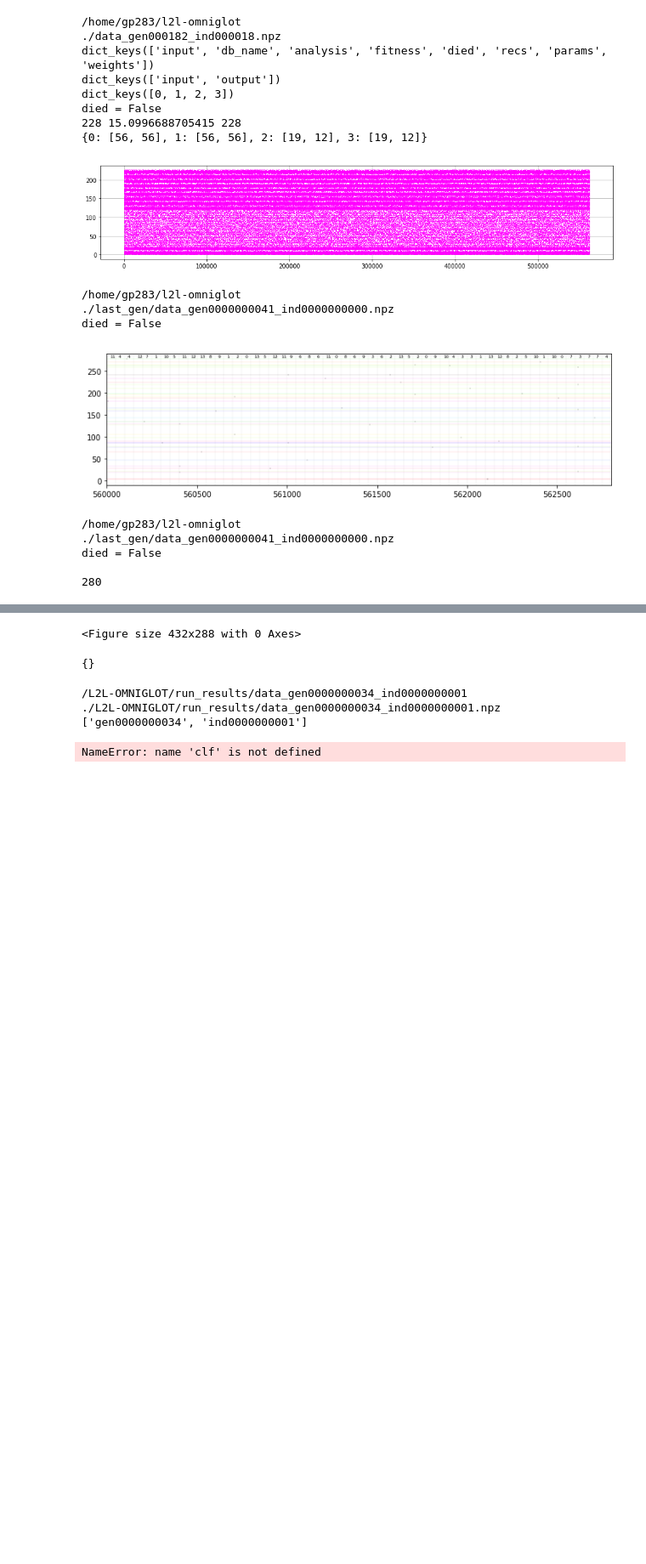
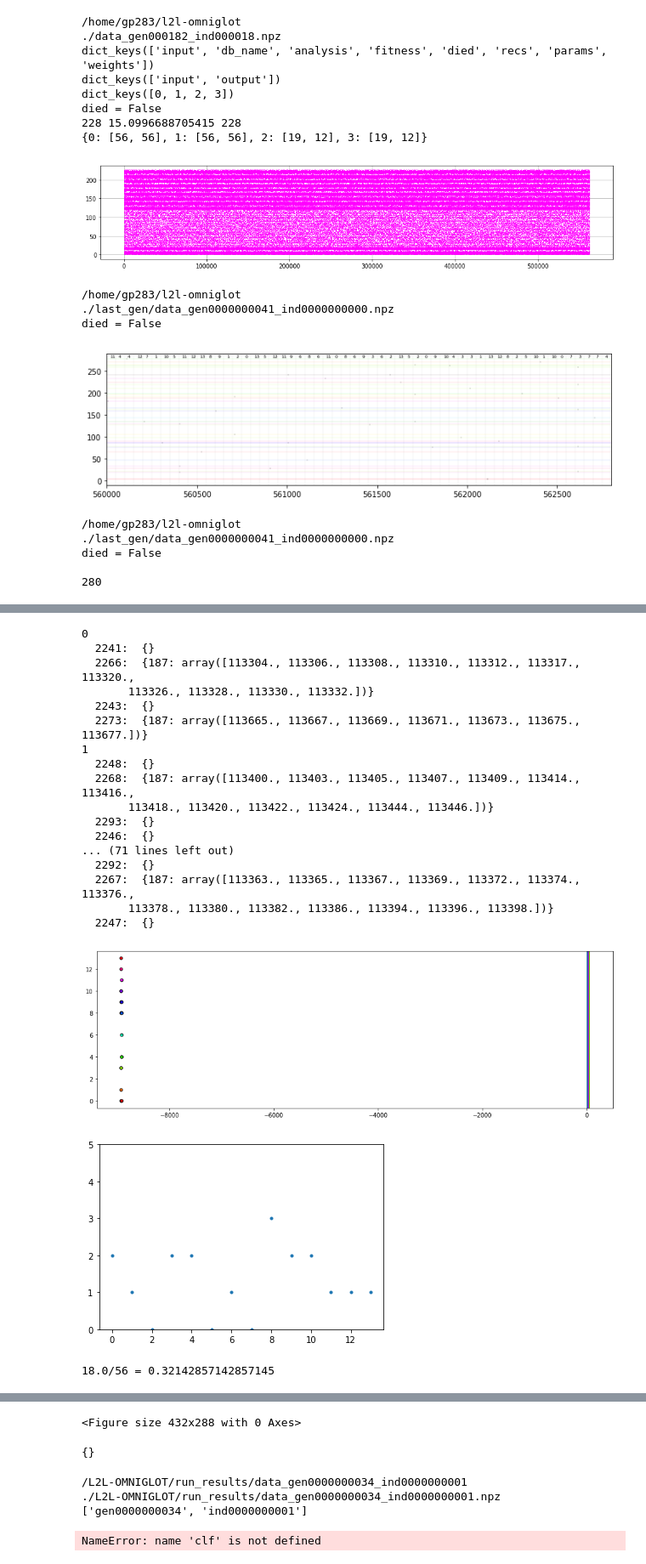
Before and after one commit to oyvinht/l2l-omniglot, a Jupyter notebook: classifier_on_outputs.ipynb, the cells around one changed output, grey strips where cells are left out. Shown at 85% size. Drawn from its saved outputs; the diff is of its cells as text; code cells hidden in the pictures; blank space fills up the shorter version.

```diff
--- a/classifier_on_outputs.ipynb
+++ b/classifier_on_outputs.ipynb
@@ -454,3 +365,79 @@ print("{}/{} = {}".format( np.sum(events), max_score, this_score ))
+# %%
+ipc = {0: {2241: {}, 2266: {187: np.array([113304., 113306., 113308., 113310., 113312., 113317., 113320.,
+       113326., 113328., 113330., 113332.])}, 2243: {}, 2273: {187: np.array([113665., 113667., 113669., 113671., 113673., 113675., 113677.])}}, 1: {2248: {}, 2268: {187: np.array([113400., 113403., 113405., 113407., 113409., 113414., 113416.,
+       113418., 113420., 113422., 113424., 113444., 113446.])}, 2293: {}, 2246: {}}, 2: {2281: {}, 2258: {}, 2291: {}, 2245: {}}, 3: {2257: {}, 2269: {187: np.array([113451., 113453., 113455., 113457., 113459., 113465., 113467.,
+       113469., 113481., 113483., 113489., 113491., 113493.])}, 2262: {187: np.array([113103.])}, 2255: {}}, 4: {2284: {}, 2276: {187: np.array([113807., 113809., 113811., 113813., 113816., 113818., 113820.,
+       113822., 113826., 113828., 113830., 113832., 113834., 113836.,
+       113838., 113840., 113842., 113848.])}, 2294: {}, 2279: {187: np.array([113951., 113953., 113955., 113957., 113968., 113970., 113972.,
+       113978.])}}, 5: {2282: {}, 2295: {}, 2254: {}, 2287: {}}, 6: {2290: {}, 2252: {}, 2286: {}, 2271: {187: np.array([113571., 113575., 113577., 113579., 113590., 113592., 113594.,
+       113596., 113598.])}}, 7: {2256: {}, 2242: {}, 2283: {}, 2250: {}}, 8: {2264: {187: np.array([113212., 113214., 113244.])}, 2272: {187: np.array([113600., 113602., 113604., 113608., 113610., 113612., 113614.,
+       113616., 113618., 113620., 113622., 113624., 113626., 113628.,
+       113630., 113632.])}, 2277: {187: np.array([113850., 113852., 113854., 113856., 113858., 113875., 113877.,
+       113879., 113881., 113883., 113885., 113892., 113894., 113896.,
+       113898.])}, 2289: {}}, 9: {2249: {}, 2275: {}, 2260: {187: np.array([113002.])}, 2278: {187: np.array([113900., 113902., 113904., 113906., 113908., 113910., 113916.,
+       113918., 113920., 113922., 113924., 113926., 113928., 113930.,
+       113932., 113934., 113936., 113938., 113940., 113942., 113946.,
+       113948.])}}, 10: {2240: {}, 2265: {187: np.array([113251., 113256., 113258., 113260., 113271., 113273., 113275.])}, 2261: {}, 2263: {187: np.array([113185., 113187.])}}, 11: {2280: {187: np.array([114000., 114002., 114004., 114006., 114008., 114010., 114012.,
+       114014., 114016., 114018., 114020., 114022., 114024.])}, 2274: {}, 2259: {}, 2285: {}}, 12: {2288: {}, 2244: {}, 2253: {}, 2270: {187: np.array([113506., 113508., 113510., 113513., 113515., 113517., 113519.,
+       113521., 113523., 113525.])}}, 13: {2251: {}, 2292: {}, 2267: {187: np.array([113363., 113365., 113367., 113369., 113372., 113374., 113376.,
+       113378., 113380., 113382., 113386., 113394., 113396., 113398.])}, 2247: {}}}
+
+for c in ipc:
+    print(c)
+    for idx in ipc[c]:
+        print("  {}:  {}".format(idx, ipc[c][idx]))
+
+base_idx = int( start_t // dt )
+plt.figure(figsize=(16, 5))
+for i, cls in enumerate(test_labels):
+    plt.axvspan(i, i+0.85, color=cmap(float(cls)/n_class), alpha=1.0)
+
+for cls in sorted(ipc.keys()):
+    for idx in sorted(ipc[cls].keys()):
+        if len(ipc[cls][idx]):
+            plt.plot(idx - base_idx+0.5, cls, '.', color=cmap(float(cls)/n_class),
+                    markeredgewidth=1, markeredgecolor='black', markersize=10)
+
+events = np.zeros(n_class)
+for cls in sorted(ipc.keys()):
+    for idx in sorted(ipc[cls].keys()):
+        if len(ipc[cls][idx]):
+            events[cls] += 1
+
+plt.figure()
+ax = plt.subplot(1, 1, 1)
+plt.plot(np.arange(n_class), events, '.')
+ax.set_ylim(0, 5)
+
+
+# im = plt.imshow(mtx, cmap='rainbow', interpolation='none')
+# plt.colorbar(im)
+plt.show()
+max_score = n_test * n_class
+# this_score = np.sum(events) / max_score
+this_score = analysis.individual_score(ipc, n_test, n_class)
+print("{}/{} = {}".format( np.sum(events), max_score, this_score ))
+# %% [output]
+0
+  2241:  {}
+  2266:  {187: array([113304., 113306., 113308., 113310., 113312., 113317., 113320.,
+       113326., 113328., 113330., 113332.])}
+  2243:  {}
+  2273:  {187: array([113665., 113667., 113669., 113671., 113673., 113675., 113677.])}
+1
+  2248:  {}
+  2268:  {187: array([113400., 113403., 113405., 113407., 113409., 113414., 113416.,
+       113418., 113420., 113422., 113424., 113444., 113446.])}
+  2293:  {}
+  2246:  {}
+... (71 lines left out)
+  2292:  {}
+  2267:  {187: array([113363., 113365., 113367., 113369., 113372., 113374., 113376.,
+       113378., 113380., 113382., 113386., 113394., 113396., 113398.])}
+  2247:  {}
+[figure, added]
+[figure, added]
+18.0/56 = 0.32142857142857145
 # %%
 diff_class_vectors = [np.zeros(n_out, dtype='int') for _ in apc]
 
```
Also changed, not shown: parts of 6 cells of this notebook, 3 other files.
